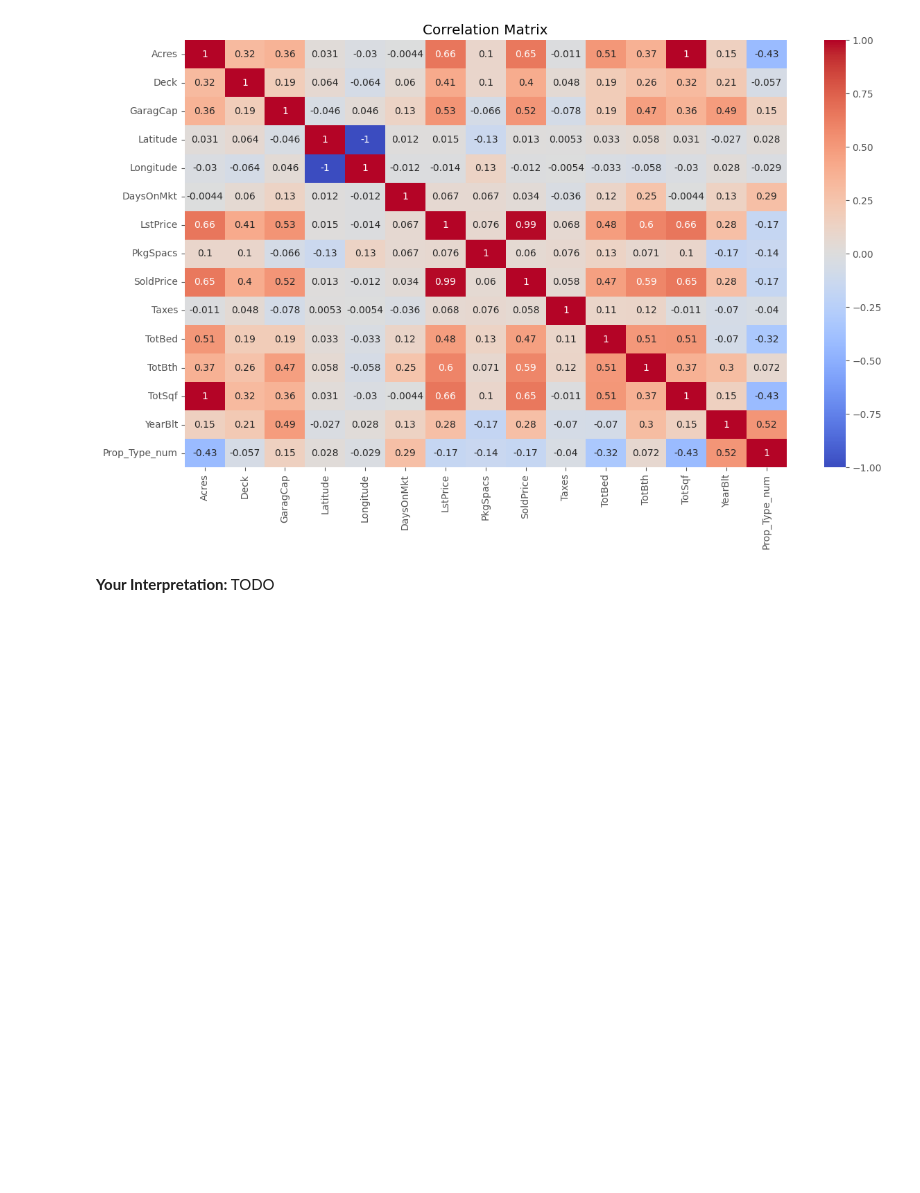
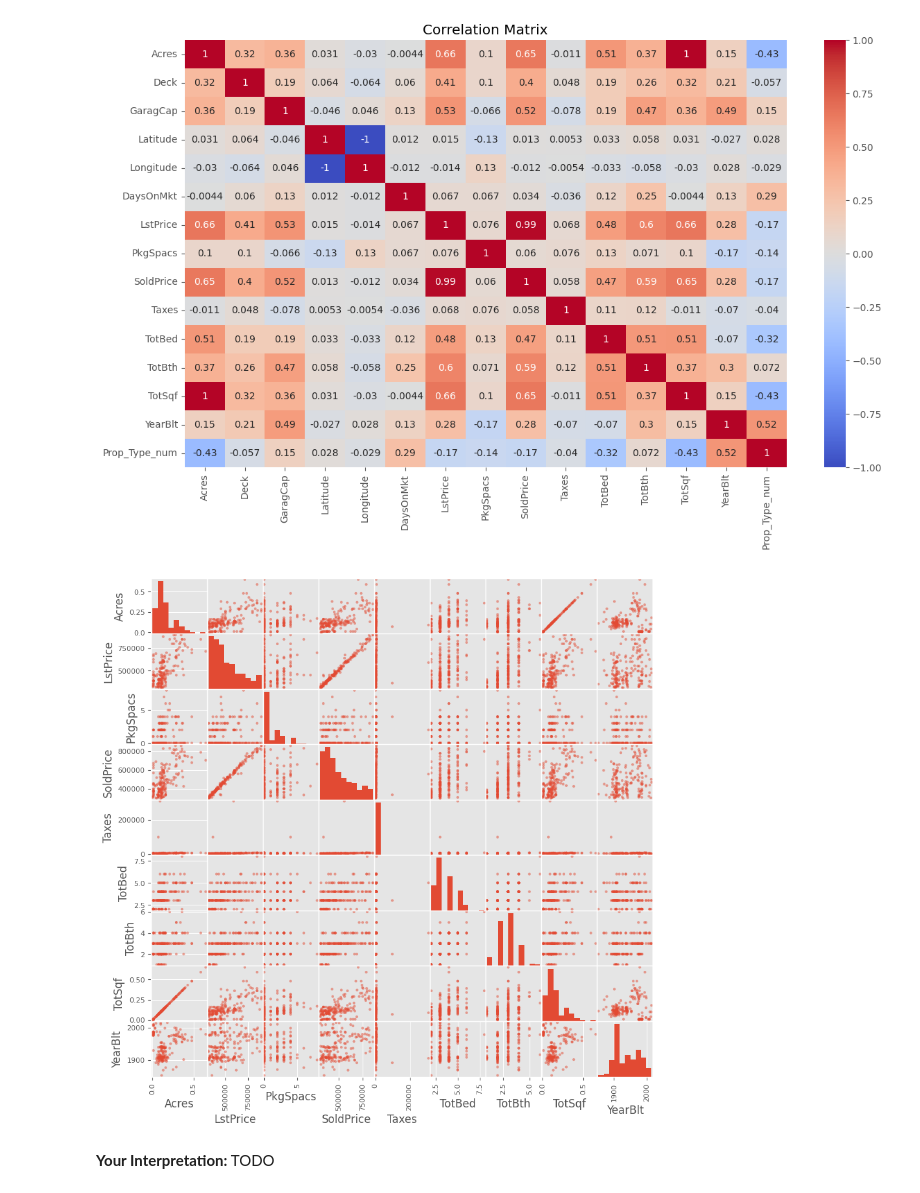
Before and after one commit to logancorrea/Intro-to-Data-Science, a Jupyter notebook: Homework/HW05/HW5.ipynb, the cells around one changed output. Saved outputs shown, nothing was run; the diff lists cells and outputs as text; code cells hidden in the pictures; blank space fills up the shorter version.

```diff
--- a/Homework/HW05/HW5.ipynb
+++ b/Homework/HW05/HW5.ipynb
@@ -118,6 +118,13 @@ plt.title('Correlation Matrix')
 plt.show()
 # %% [output]
 [figure]
+# %%
+singlefamily_subset = house_clean[['Acres', 'LstPrice', 'PkgSpacs', 'SoldPrice', 'Taxes', 'TotBed', 'TotBth', 'TotSqf', 'YearBlt']]
+
+pd.plotting.scatter_matrix(subset_columns, figsize=(10, 10), diagonal='hist')
+plt.show()
+# %% [output]
+[figure, added]
 # %% [markdown]
 **Your Interpretation:** TODO
 # %% [markdown]
```
